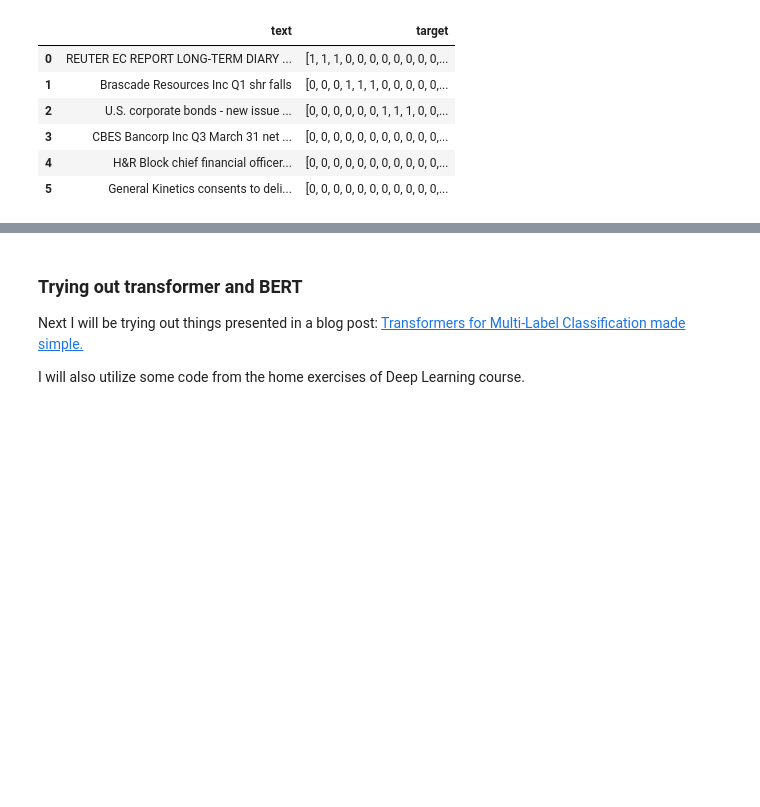
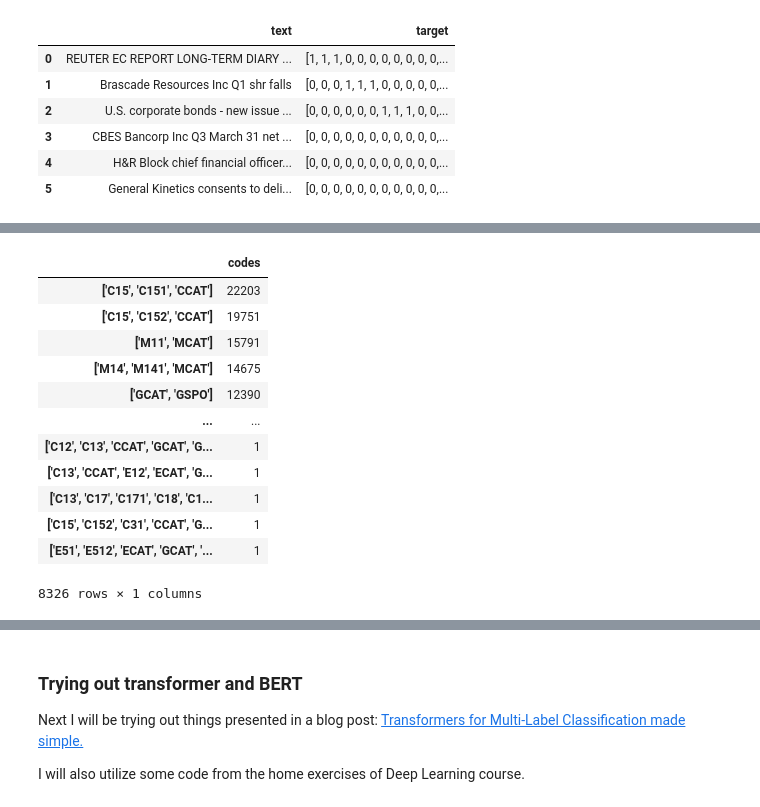
Before and after one commit to apndx/ReutersDocLabeler, a Jupyter notebook: notebooks/reuters-model-dev.ipynb, the cells around one changed output, grey strips where cells are left out. Cells and saved outputs as stored; diff of their text form; code cells hidden in the pictures; blank space fills up the shorter version.

```diff
--- a/notebooks/reuters-model-dev.ipynb
+++ b/notebooks/reuters-model-dev.ipynb
@@ -67,0 +114,18 @@ mini_texts
+# %%
+# these are more frecuent
+code_freq_df = code_freqs.to_frame()
+code_freq_df
+# %% [output]
+|  | codes |
+| ['C15', 'C151', 'CCAT'] | 22203 |
+| ['C15', 'C152', 'CCAT'] | 19751 |
+| ['M11', 'MCAT'] | 15791 |
+| ['M14', 'M141', 'MCAT'] | 14675 |
+| ['GCAT', 'GSPO'] | 12390 |
+| ... | ... |
+| ['C12', 'C13', 'CCAT', 'GCAT', 'G... | 1 |
+| ['C13', 'CCAT', 'E12', 'ECAT', 'G... | 1 |
+| ['C13', 'C17', 'C171', 'C18', 'C1... | 1 |
+| ['C15', 'C152', 'C31', 'CCAT', 'G... | 1 |
+| ['E51', 'E512', 'ECAT', 'GCAT', '... | 1 |
+8326 rows × 1 columns
```
Also changed, not shown: parts of 17 cells of this notebook, 1 other file.
